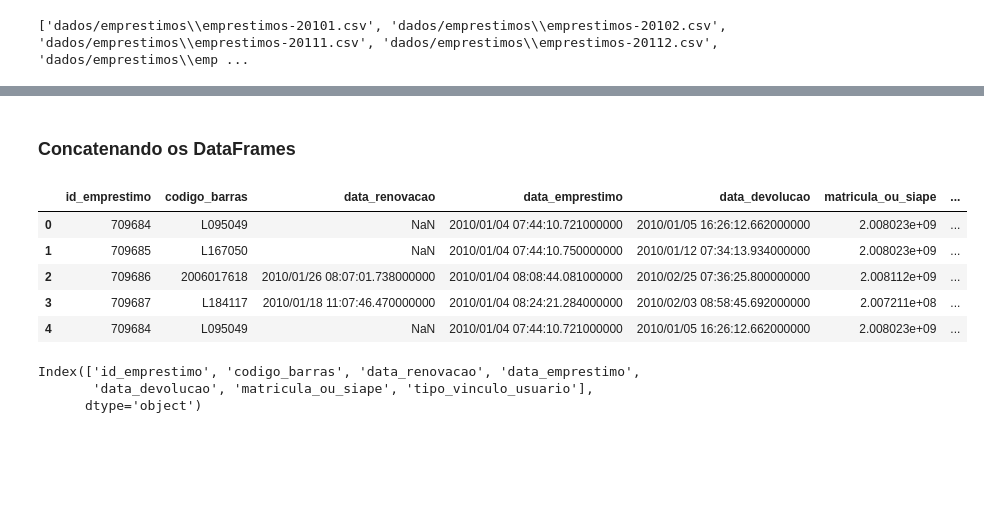
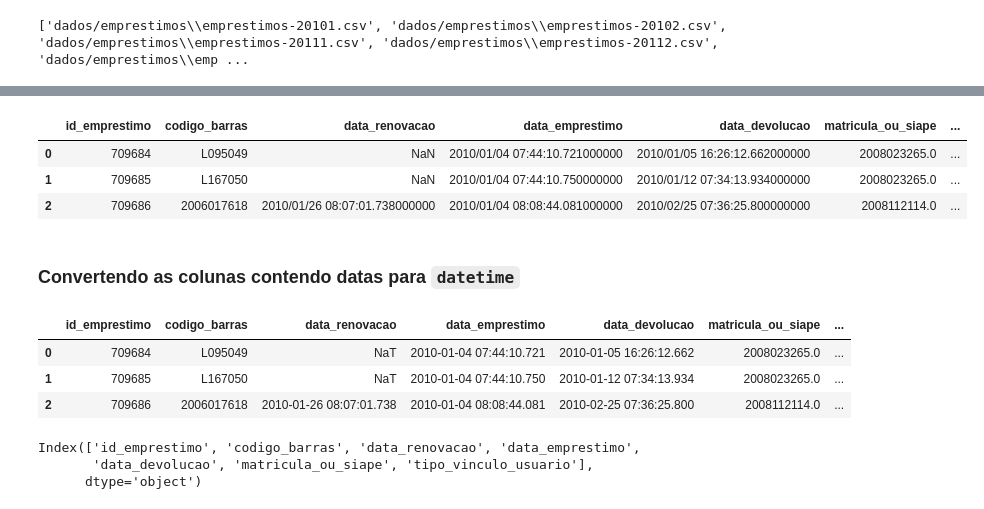
Before and after one commit to JhonnyMOliveira/7daysofcode, a Jupyter notebook: desafio01/desafio01.ipynb, the cells around one changed output, grey strips where cells are left out. Drawn from its saved outputs; the diff is of its cells as text; code cells hidden in the pictures; blank space fills up the shorter version.

```diff
--- a/desafio01/desafio01.ipynb
+++ b/desafio01/desafio01.ipynb
@@ -113,13 +170,9 @@ Primeiras linhas do arquivo dados/emprestimos\emprestimos-20101.csv:
-# %% [markdown]
-### Concatenando os DataFrames
-# %%
-# Juntando todas as tabelas em uma única
-
-df_emprestimos.head()
-# %% [output]
-|  | id_emprestimo | codigo_barras | data_renovacao | data_emprestimo | data_devolucao | matricula_ou_siape | ... |
-| 0 | 709684 | L095049 | NaN | 2010/01/04 07:44:10.721000000 | 2010/01/05 16:26:12.662000000 | 2.008023e+09 | ... |
-| 1 | 709685 | L167050 | NaN | 2010/01/04 07:44:10.750000000 | 2010/01/12 07:34:13.934000000 | 2.008023e+09 | ... |
-| 2 | 709686 | 2006017618 | 2010/01/26 08:07:01.738000000 | 2010/01/04 08:08:44.081000000 | 2010/02/25 07:36:25.800000000 | 2.008112e+09 | ... |
-| 3 | 709687 | L184117 | 2010/01/18 11:07:46.470000000 | 2010/01/04 08:24:21.284000000 | 2010/02/03 08:58:45.692000000 | 2.007211e+08 | ... |
-| 4 | 709684 | L095049 | NaN | 2010/01/04 07:44:10.721000000 | 2010/01/05 16:26:12.662000000 | 2.008023e+09 | ... |
+# %%
+df_emprestimos.head(3)
+# %% [output]
+|  | id_emprestimo | codigo_barras | data_renovacao | data_emprestimo | data_devolucao | matricula_ou_siape | ... |
+| 0 | 709684 | L095049 | NaN | 2010/01/04 07:44:10.721000000 | 2010/01/05 16:26:12.662000000 | 2008023265.0 | ... |
+| 1 | 709685 | L167050 | NaN | 2010/01/04 07:44:10.750000000 | 2010/01/12 07:34:13.934000000 | 2008023265.0 | ... |
+| 2 | 709686 | 2006017618 | 2010/01/26 08:07:01.738000000 | 2010/01/04 08:08:44.081000000 | 2010/02/25 07:36:25.800000000 | 2008112114.0 | ... |
+# %% [markdown]
+### Convertendo as colunas contendo datas para `datetime`
@@ -126,3 +185,10 @@ df_emprestimos.head()
+# %%
+df_emprestimos.head(3)
+# %% [output]
+|  | id_emprestimo | codigo_barras | data_renovacao | data_emprestimo | data_devolucao | matricula_ou_siape | ... |
+| 0 | 709684 | L095049 | NaT | 2010-01-04 07:44:10.721 | 2010-01-05 16:26:12.662 | 2008023265.0 | ... |
+| 1 | 709685 | L167050 | NaT | 2010-01-04 07:44:10.750 | 2010-01-12 07:34:13.934 | 2008023265.0 | ... |
+| 2 | 709686 | 2006017618 | 2010-01-26 08:07:01.738 | 2010-01-04 08:08:44.081 | 2010-02-25 07:36:25.800 | 2008112114.0 | ... |
 # %%
 df_emprestimos.columns
 # %% [output]
```
Also changed, not shown: parts of 16 cells of this notebook, 7 other files.
